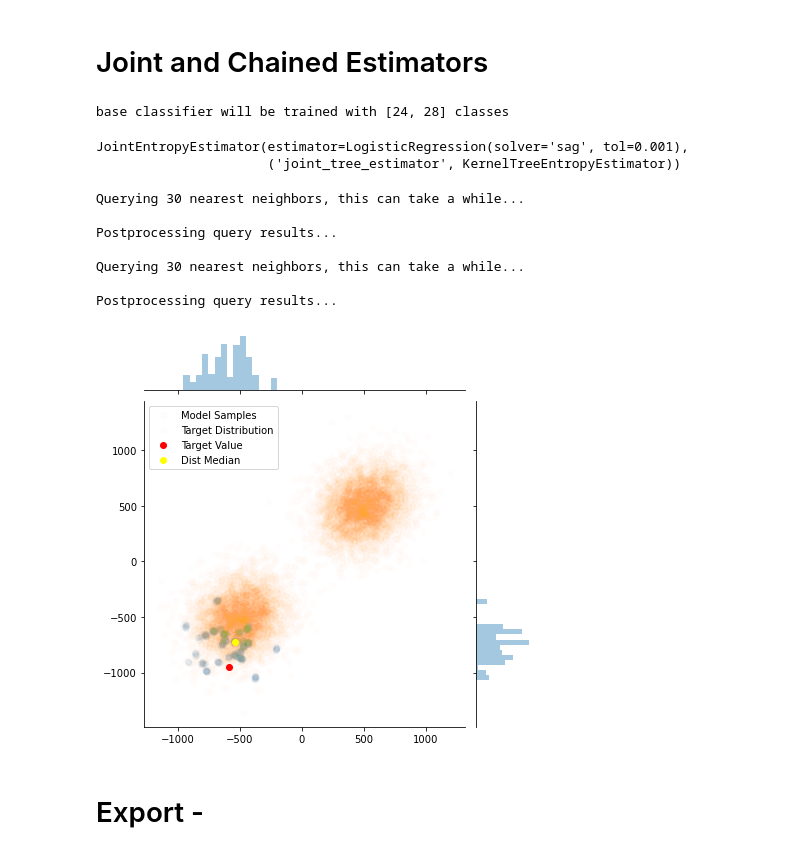
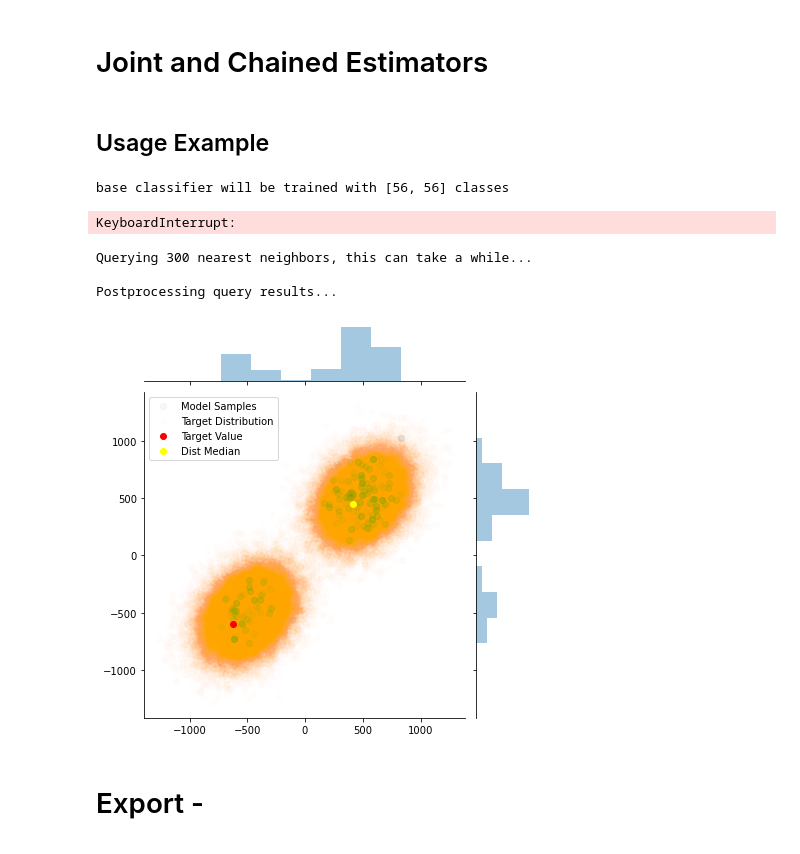
Before and after one commit to AlanGanem/scikit-density, a Jupyter notebook: notebooks/01_ensemble.ipynb, the cells around one changed output. Cells and saved outputs as stored; diff of their text form; code cells hidden in the pictures.

```diff
--- a/notebooks/01_ensemble.ipynb
+++ b/notebooks/01_ensemble.ipynb
@@ -1043,7 +1295,7 @@ May include KDE sampling for nodes, depending on ammount of nodes
 make this framework default for every DensityTree (NaiveTree is a special case for alpha = 0 and beta = 0)
 # %%
 # export
-class KernelTreeEntropyEstimator(KernelTreeEstimator):
+class KernelTreeHistogramEstimator(KernelTreeEstimator):
     '''
     An ensemble that learn representitons of data turning target into bins
     '''
@@ -1195,7 +1449,7 @@ class KernelTreeEntropyEstimator(KernelTreeEstimator):
 #estimator2 = ensemble.GradientBoostingClassifier(n_estimators = 4,learning_rate = 0.05,min_samples_leaf = 5, subsample = 0.4, max_features = 0.4, verbose = 2,)
 estimator2 = ensemble.RandomForestClassifier(n_jobs = -1,n_estimators = 10,min_samples_leaf = 20, warm_start = True, criterion = 'entropy')
 
-density_estimator2 = KernelTreeEntropyEstimator(
+density_estimator2 = KernelTreeHistogramEstimator(
     estimator2,resolution = 'auto',node_rank_func = 'expected_likelihood', node_data_rank_func = 'kde_likelihood', class_weight = 'balanced')
 
 density_estimator2.fit(X_train,y_train[:,:])
@@ -1207,7 +1461,9 @@ i = np.random.choice(np.arange(y_test.shape[0]))
 
 alpha, beta, gamma = 1,0,0
 noise_factor = 1
-samples = density_estimator2.sample(X_test[i:i+1], sample_size = 700, alpha = alpha, beta = beta, gamma = gamma, noise_factor = noise_factor)
+sample_size = 700
+n_neighbors = 100
+samples = density_estimator2.sample(X_test[i:i+1], sample_size = 700, alpha = alpha, beta = beta, gamma = gamma,n_neighbors = n_neighbors, noise_factor = noise_factor)
 #samples = density_estimator2.sample(X_test[i:i+1], sample_size = 700, alpha = alpha, beta = beta, gamma = gamma)
 prediction = density_estimator2.custom_predict(X_test[i:i+1],agg_func = lambda x: np.mean(x, axis = 0) ,alpha = alpha, beta = beta, gamma = gamma)
 #naive_prediction = density_estimator.estimator.predict(X_test[i:i+1])
@@ -1463,49 +1744,49 @@ class JointKernelTreeEstimator(MultiOutputClassifier):
                               lower_bound, alpha, beta, gamma, noise_factor)
 
         return np.array([agg_func(sample) for sample in samples])
+# %% [markdown]
+## Usage Example
 # %%
-base_estim = LogisticRegression(tol = 0.001, solver = 'sag')
-joint_estim = JointEntropyEstimator(base_estim, resolution = 'auto', class_weight = 'balanced')
+#base_estim = LogisticRegression(tol = 0.001, solver = 'sag')
+joint_estim = JointHistogramEstimator(estim1, resolution = 'auto', class_weight = 'balanced', prefit = True)
 joint_estim.fit(X_train, y_train[:,:])
 # %% [output]
-base classifier will be trained with [24, 28] classes
+base classifier will be trained with [56, 56] classes
-JointEntropyEstimator(estimator=LogisticRegression(solver='sag', tol=0.001),
-                      ('joint_tree_estimator', KernelTreeEntropyEstimator))
+KeyboardInterrupt:
 # %%
 
 i = np.random.choice(np.arange(y_test.shape[0]))
 
 alpha, beta, gamma = 1,0,0
-noise_factor = 1
-density = joint_estim.density(X_test[i:i+1], dist = 'empirical',sample_size = 700, alpha = alpha, beta = beta, gamma = gamma, noise_factor = noise_factor)
-samples = density.sample(700)
+noise_factor = 0
+sample_size = 300
+n_neighbors = 300
+
+density = joint_estim.density(X_test[i:i+1], dist = 'empirical',sample_size = sample_size, n_neighbors= n_neighbors, alpha = alpha, beta = beta, gamma = gamma, noise_factor = noise_factor)
+samples = density.sample(sample_size)
 #samples = density_estimator2.sample(X_test[i:i+1], sample_size = 700, alpha = alpha, beta = beta, gamma = gamma)
-prediction = joint_estim.custom_predict(X_test[i:i+1],agg_func = lambda x: np.median(x, axis = 0) ,alpha = alpha, beta = beta, gamma = gamma)
+prediction = np.median(samples, axis = 1)
 #naive_prediction = density_estimator.estimator.predict(X_test[i:i+1])
 
 if (len(samples.shape) > 1) and (samples.shape[-1] == 2):
-    jntplot = sns.jointplot(samples[0,:,0], samples[0,:,1], joint_kws = {'label':'Model Samples', 'alpha':0.01})
+    jntplot = sns.jointplot(samples[0,:,0], samples[0,:,1], joint_kws = {'label':'Model Samples', 'alpha':0.05})
     jntplot.ax_joint.scatter(y[:,0], y[:,1], color = 'orange', alpha = 0.01, label = 'Target Distribution')
     jntplot.ax_joint.scatter(y_test[i,0], y_test[i,1], color = 'red', label = 'Target Value')
     jntplot.ax_joint.scatter(prediction[0,0], prediction[0,1], color = 'yellow', label = 'Dist Median')
     #jntplot.ax_joint.scatter(naive_prediction[0,0], naive_prediction[0,1], color = 'cyan', label = 'Naive Predicted Value')
 
     jntplot.ax_joint.legend()
 
 else:
     sns.distplot(samples, kde = True, bins = 20, hist_kws = {'label':'Model Samples'})
     dst = sns.distplot(y_test, kde = True, bins = 20, hist_kws = {'label':'Target Distribution'})
     dst._axes.axvline(y_test[i,1], color = 'r')
     dst._axes.legend()
 # %% [output]
-Querying 30 nearest neighbors, this can take a while...
+Querying 300 nearest neighbors, this can take a while...
 
 Postprocessing query results...
-
-Querying 30 nearest neighbors, this can take a while...
-
-Postprocessing query results...
-[figure, old version]
+[figure, new version]
 # %% [markdown]
 # Export -
 # %%
```
Also changed, not shown: parts of 42 cells of this notebook, 7 other files.
